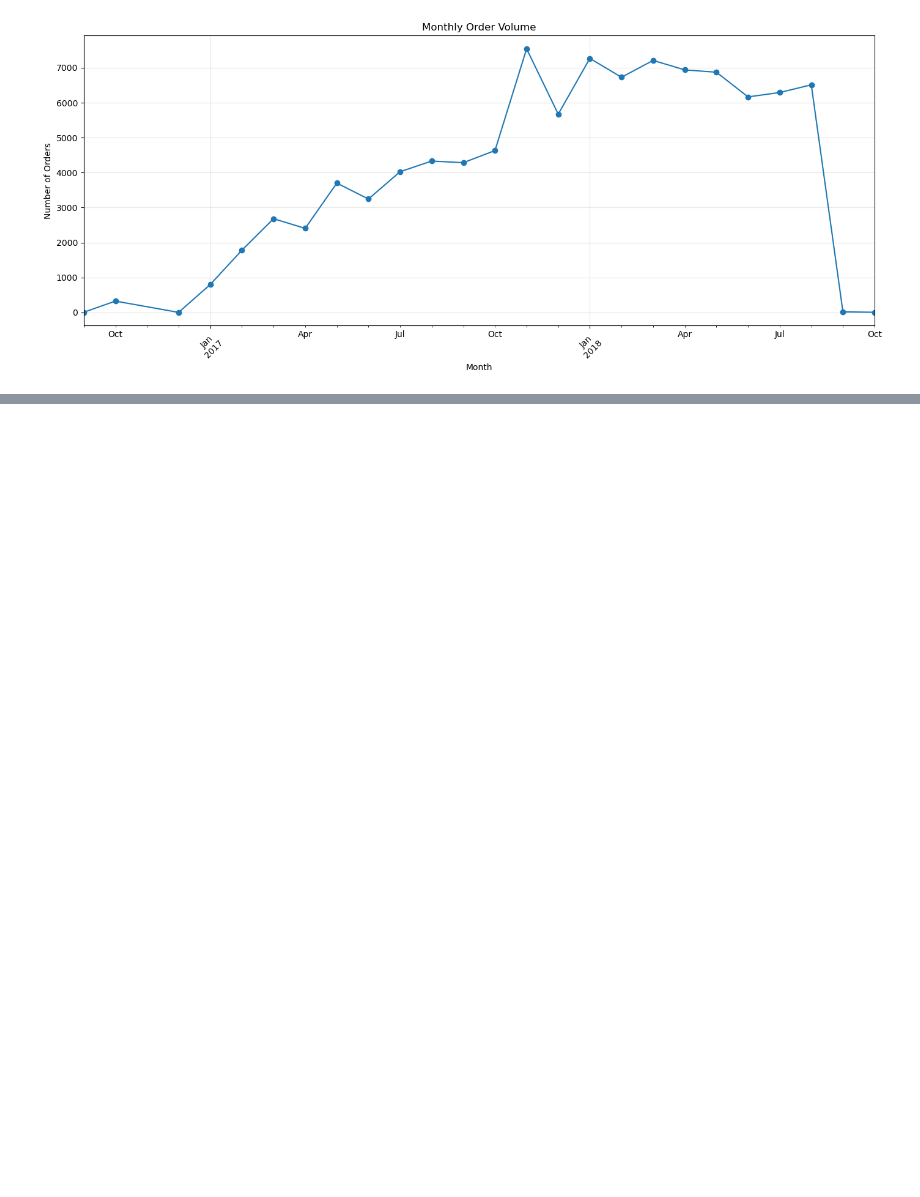
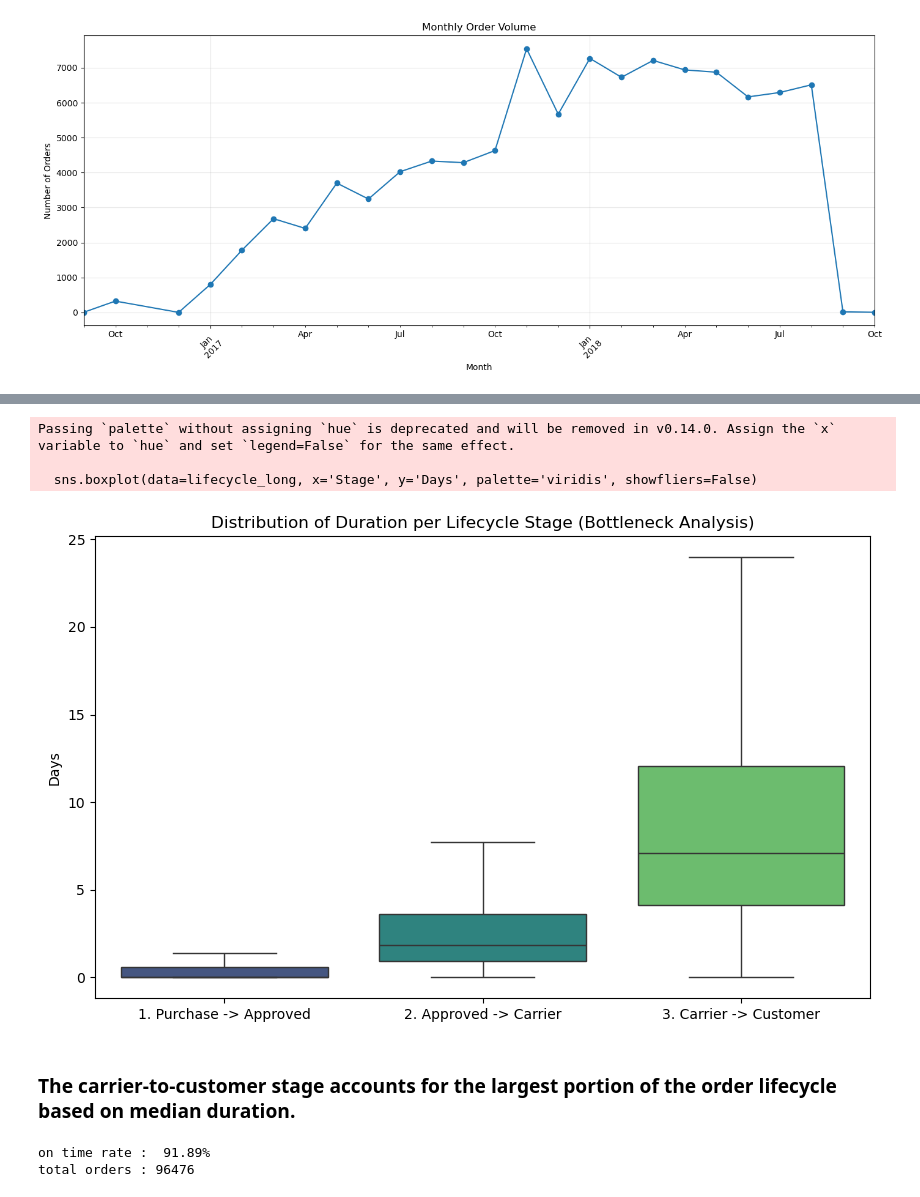
Before and after one commit to AminrezaAman/brazilian-ecommerce-analytics, a Jupyter notebook: notebooks/03_Exploratory_Data_Analysis.ipynb, the cells around one changed output, grey strips where cells are left out. Drawn from its saved outputs; the diff is of its cells as text; code cells hidden in the pictures; blank space fills up the shorter version.

```diff
--- a/notebooks/03_Exploratory_Data_Analysis.ipynb
+++ b/notebooks/03_Exploratory_Data_Analysis.ipynb
@@ -152,0 +137,20 @@ Name: count, dtype: int64
+# %%
+lifecycle_long = pd.DataFrame({
+    '1. Purchase -> Approved': valid_orders['purchase_to_approved_hours'] / 24,
+    '2. Approved -> Carrier': valid_orders['approval_to_carrier_hours'] / 24,
+    '3. Carrier -> Customer': valid_orders['carrier_to_customer_hours'] / 24
+}).melt(var_name='Stage', value_name='Days')
+
+plt.figure(figsize=(10, 6))
+sns.boxplot(data=lifecycle_long, x='Stage', y='Days', palette='viridis', showfliers=False)
+plt.title('Distribution of Duration per Lifecycle Stage (Bottleneck Analysis)')
+plt.ylabel('Days')
+plt.xlabel('')
+plt.show()
+# %% [output]
+Passing `palette` without assigning `hue` is deprecated and will be removed in v0.14.0. Assign the `x` variable to `hue` and set `legend=False` for the same effect.
+
+  sns.boxplot(data=lifecycle_long, x='Stage', y='Days', palette='viridis', showfliers=False)
+[figure, added]
+# %% [markdown]
+### The carrier-to-customer stage accounts for the largest portion of the order lifecycle based on median duration.
@@ -152,0 +165,7 @@ Name: count, dtype: int64
+# %%
+on_time_rate = delivered_valid['is_on_time'].mean() * 100
+print(f"on time rate :  {on_time_rate:.2f}%")
+print(f"total orders : {len(delivered_valid)}")
+# %% [output]
+on time rate :  91.89%
+total orders : 96476
```
Also changed, not shown: parts of 12 cells of this notebook, 1 other file.
